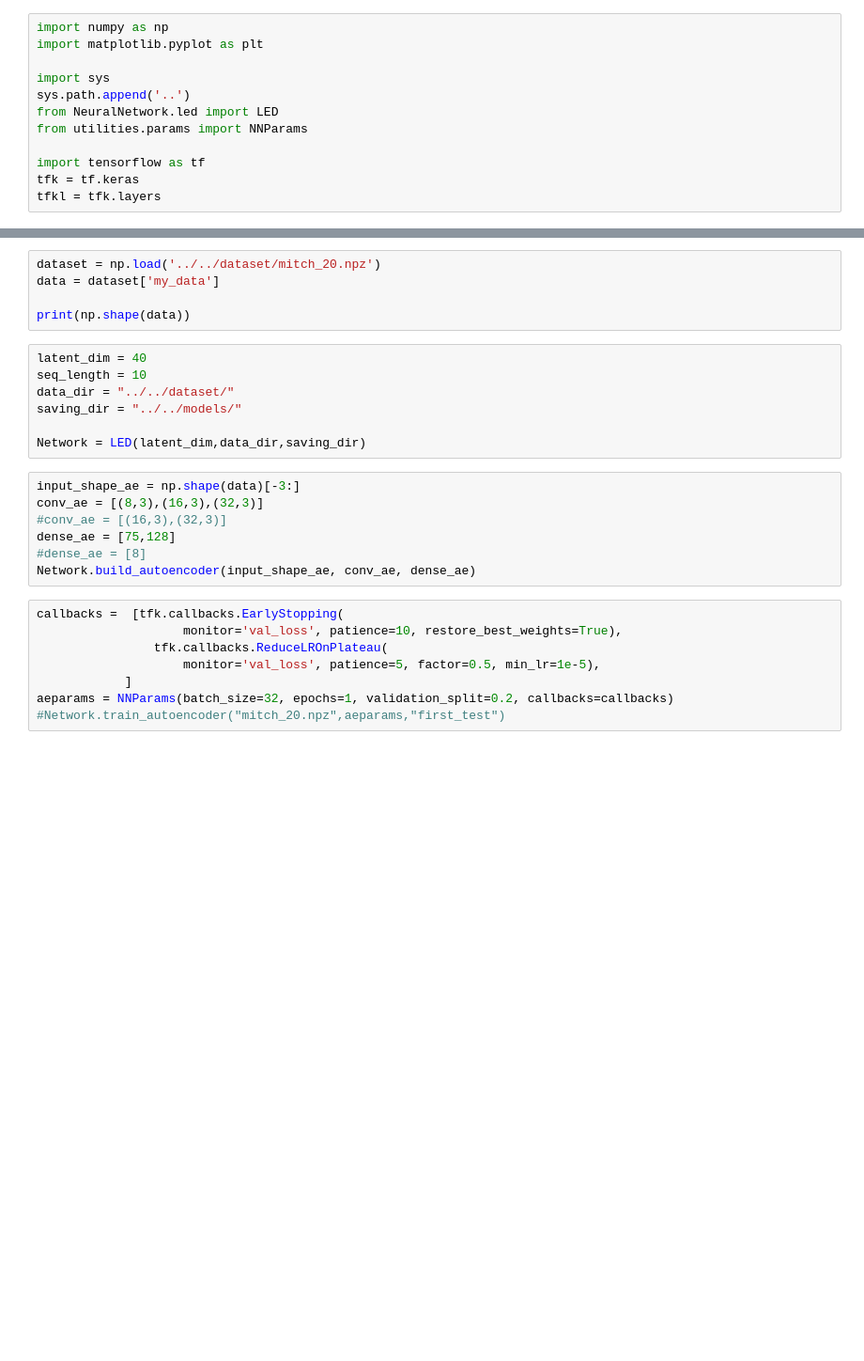
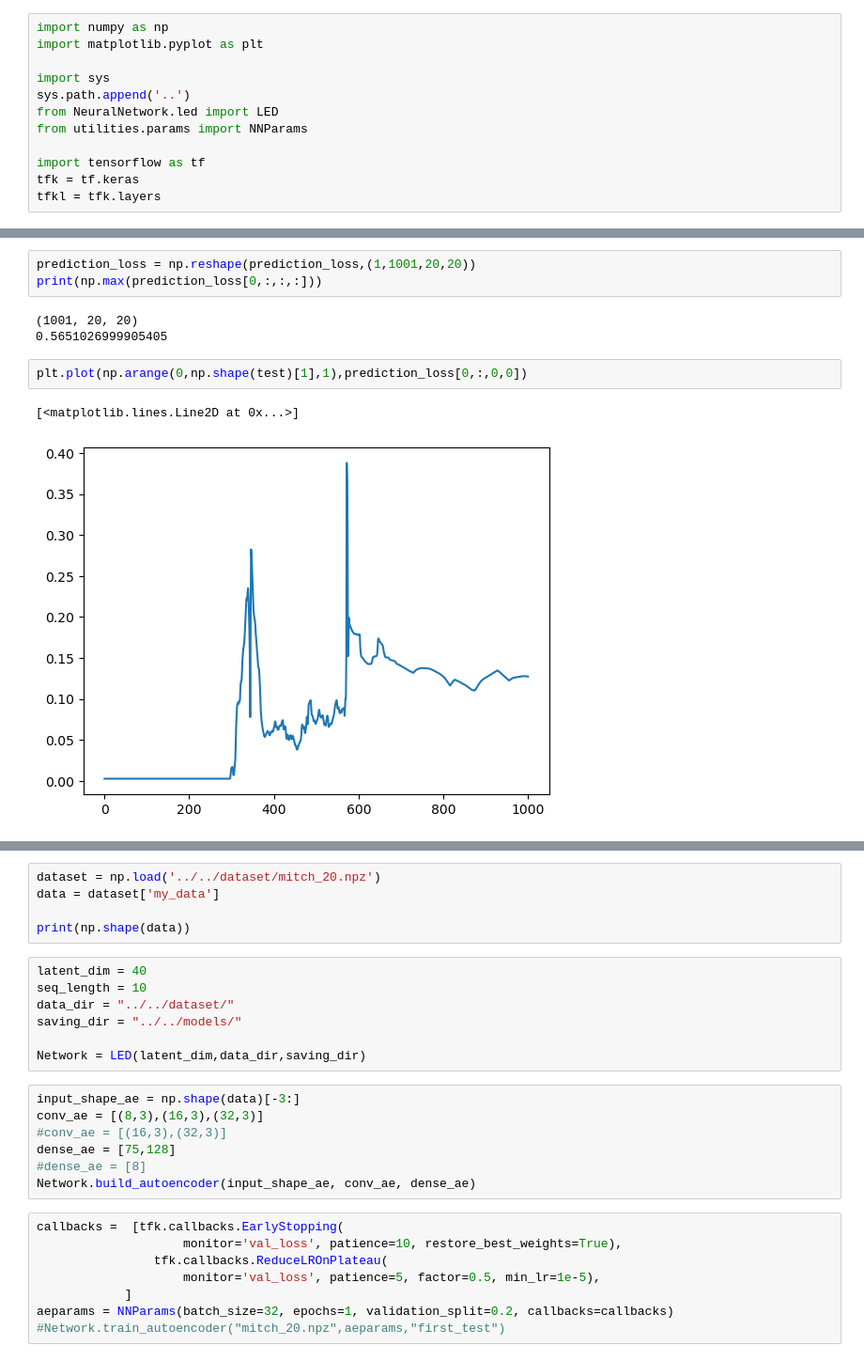
Before and after one commit to ibismanu/PACSproject_LED, a Jupyter notebook: scripts/testing/test_NN.ipynb, the cells around one changed output, grey strips where cells are left out. Shown: that part at 94% size. Drawn from its saved outputs; the diff is of its cells as text; blank space fills up the shorter version.

```diff
--- a/scripts/testing/test_NN.ipynb
+++ b/scripts/testing/test_NN.ipynb
@@ -44,3 +26,14 @@ X_predicted, error = network.test_autoencoder(autoencoder_dir=autoencoder_dir,da
+# %%
+prediction_loss = np.reshape(prediction_loss,(1,1001,20,20))
+print(np.max(prediction_loss[0,:,:,:]))
+# %% [output]
+(1001, 20, 20)
+0.5651026999905405
+# %%
+plt.plot(np.arange(0,np.shape(test)[1],1),prediction_loss[0,:,0,0])
+# %% [output]
+[<matplotlib.lines.Line2D at 0x...>]
+[figure, added]
 # %%
 X_predicted = np.reshape(X_predicted,(1,1001,20,20,2))
 
```
Also changed, not shown: parts of 3 cells of this notebook, 5 other files.
